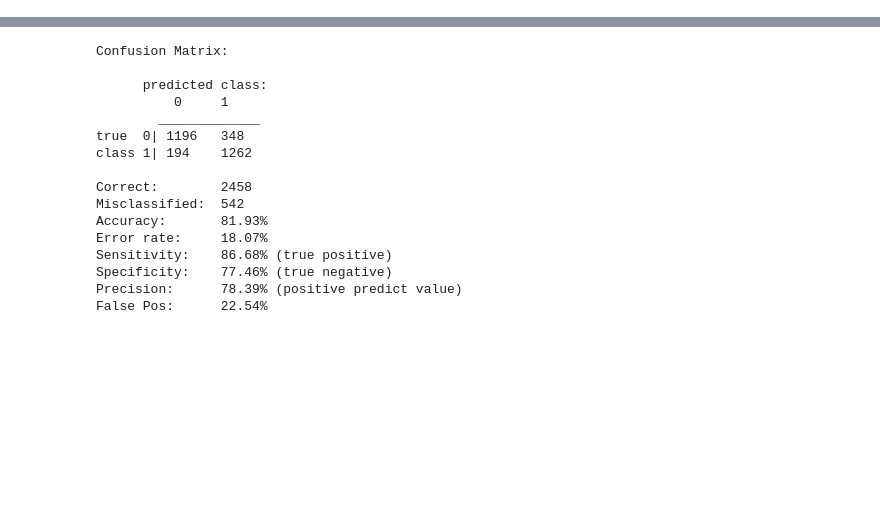
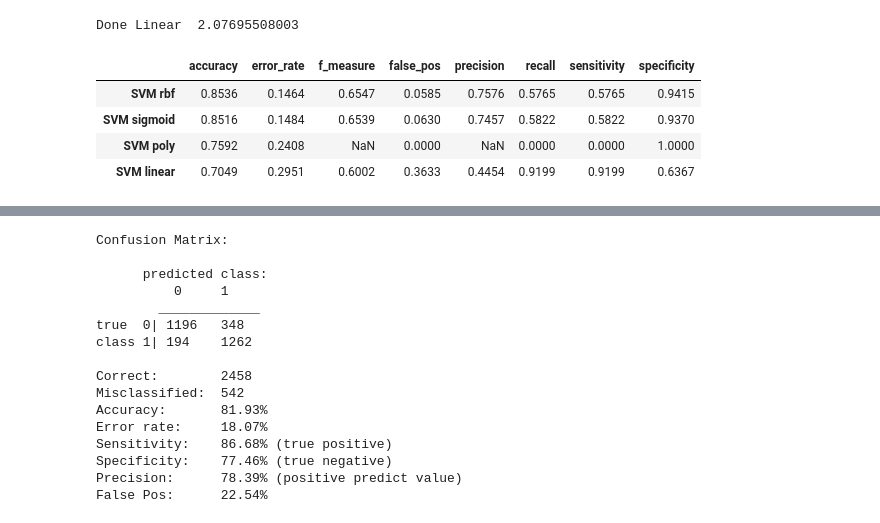
Before and after one commit to amcheng/adult-income-analysis, a Jupyter notebook: SVM.ipynb, the cells around one changed output, grey strips where cells are left out. Cells and saved outputs as stored; diff of their text form; code cells hidden in the pictures; blank space fills up the shorter version.

```diff
--- a/SVM.ipynb
+++ b/SVM.ipynb
@@ -136,14 +221,25 @@ X_test, Y_test = adult_preprocess_balanced(adult_test)
 #         print("Accuracy with a gamma %0.5f and c %0.2f: %0.2f (+/- %0.2f)" % (gamma, c, scores.mean(), scores.std() * 2))
 #         sys.stdout.flush()
 # %%
-kernels = ['rbf','linear','sigmoid','poly']
+kernels = ['rbf','sigmoid','poly']
 c = 2 ** 13
 gamma =  2 **(-11)
+ovl_svm = pd.DataFrame()
 for kernel in kernels:
         start = time.time()
         clf = SVC(kernel=kernel, C=c, gamma = gamma)
         clf.fit(X_train,Y_train)
-        dump(clf,'svm_' + kernel + '.joblib')
-        print('Done  ' , kernel +  str(time.time()- start) )
+#         dump(clf,'svm_' + kernel + '.joblib')
+        print('Done  ' , kernel + "  "+ str(time.time()- start) )
+        predict_test = clf.predict(X_test)
+        svm_test = performance_metrics(Y_test, predict_test)
+        temp_SVM = pd.DataFrame([svm_test],
+                         index = ['SVM ' + kernel])
+
+        ovl_svm = pd.concat([ovl_svm,temp_SVM])
         sys.stdout.flush()
+
+display(ovl_svm)
+
+first_break = pd.DataFrame(ovl_svm)
 # %% [output]
@@ -151,2 +253,25 @@ for kernel in kernels:
+# %%
+start = time.time()
+clf = LinearSVC(C=c)
+clf.fit(X_train,Y_train)
+#         dump(clf,'svm_' + kernel + '.joblib')
+print('Done Linear'  + "  "+ str(time.time()- start) )
+predict_test = clf.predict(X_test)
+svm_test = performance_metrics(Y_test, predict_test)
+temp_SVM = pd.DataFrame([svm_test],
+                 index = ['SVM linear'])
+
+ovl_svm = pd.concat([ovl_svm,temp_SVM])
+sys.stdout.flush()
+display(ovl_svm.round(4))
+
+second_break = pd.DataFrame(ovl_svm)
+# %% [output]
+Done Linear  2.07695508003
+|  | accuracy | error_rate | f_measure | false_pos | precision | recall | sensitivity | specificity |
+| SVM rbf | 0.8536 | 0.1464 | 0.6547 | 0.0585 | 0.7576 | 0.5765 | 0.5765 | 0.9415 |
+| SVM sigmoid | 0.8516 | 0.1484 | 0.6539 | 0.0630 | 0.7457 | 0.5822 | 0.5822 | 0.9370 |
+| SVM poly | 0.7592 | 0.2408 | NaN | 0.0000 | NaN | 0.0000 | 0.0000 | 1.0000 |
+| SVM linear | 0.7049 | 0.2951 | 0.6002 | 0.3633 | 0.4454 | 0.9199 | 0.9199 | 0.6367 |
 # %%
 import time
```
Also changed, not shown: parts of 11 cells of this notebook, 4 other files.
